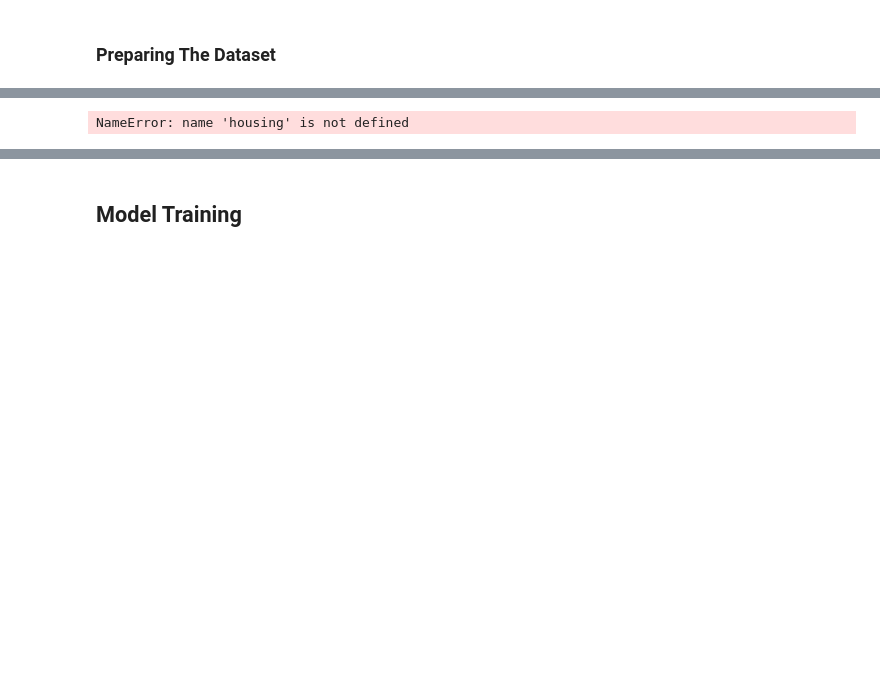
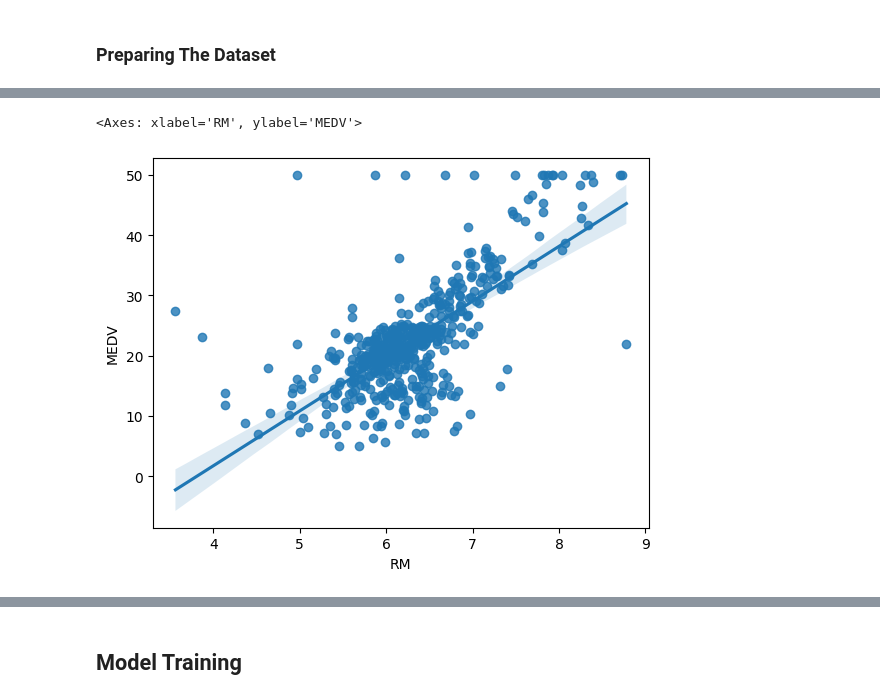
Before and after one commit to ngouanfouo/bostonhousepricing, a Jupyter notebook: Load_Boston_Dataset-checkpoint.ipynb, the cells around one changed output, grey strips where cells are left out. Saved outputs shown, nothing was run; the diff lists cells and outputs as text; code cells hidden in the pictures; blank space fills up the shorter version.

```diff
--- a/Load_Boston_Dataset-checkpoint.ipynb
+++ b/Load_Boston_Dataset-checkpoint.ipynb
@@ -61,7 +145,8 @@ NameError: name 'housing' is not defined
 # %%
 import seaborn as sns
-sns.regplot(x='rm',y='medv',data=housing)
+sns.regplot(x='RM',y='MEDV',data=housing)
 # %% [output]
-NameError: name 'housing' is not defined
+<Axes: xlabel='RM', ylabel='MEDV'>
+[figure, added]
 # %%
 import seaborn as sns
```
Also changed, not shown: parts of 17 cells of this notebook, 6 other files.
